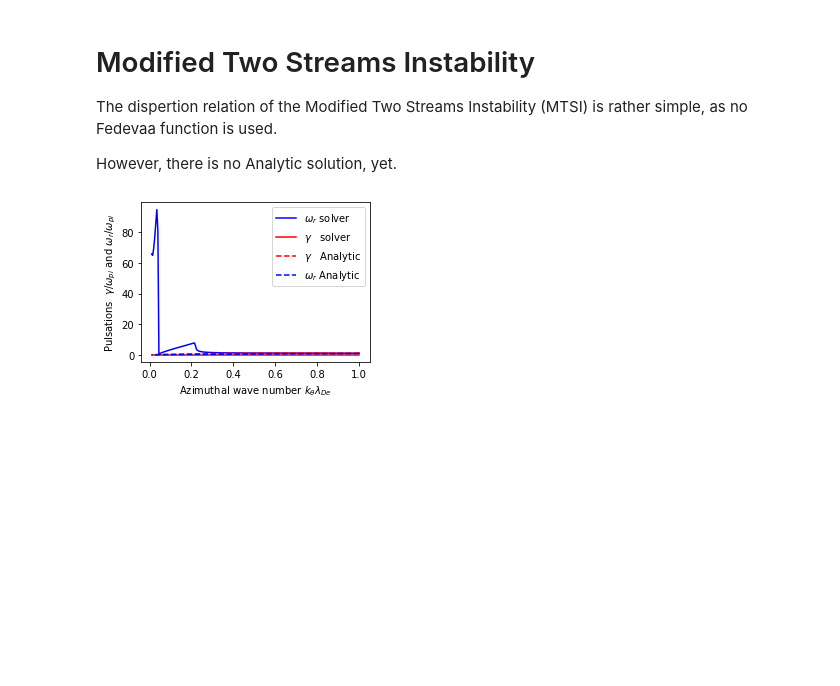
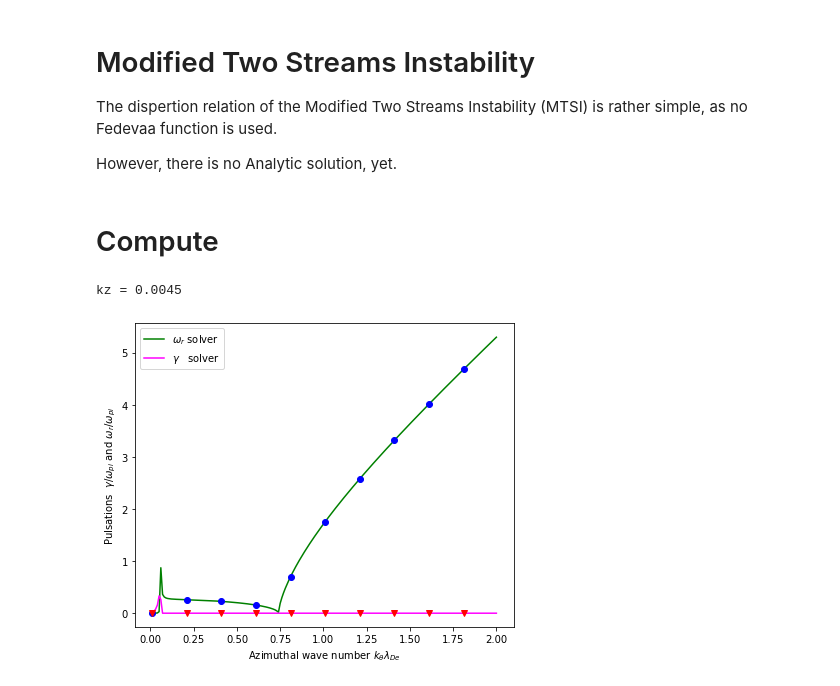
Before and after one commit to federicopetronio/dispersion_MTSI, a Jupyter notebook: dispersion_solver/main.ipynb, the cells around one changed output. Cells and saved outputs as stored; diff of their text form; code cells hidden in the pictures; blank space fills up the shorter version.

```diff
--- a/dispersion_solver/main.ipynb
+++ b/dispersion_solver/main.ipynb
@@ -96,42 +97,66 @@ The origine of the discrepency is yet to me found
 The dispertion relation of the Modified Two Streams Instability (MTSI) is rather simple, as no Fedevaa function is used.
 
 However, there is no Analytic solution, yet.
+# %% [markdown]
+# Compute
 # %%
-# Compute
+#calculate kz
+
 kx = 0.0
-kz = 0.005
-prt=PlasmaParameters(plasmaDensity=1e17/u.m**3,
-                     electronTemperature=1*u.eV,
+# kz = 0.005
+prt=PlasmaParameters(plasmaDensity=5e16/u.m**3,
+                     electronTemperature=10*u.eV,
                      magneticField=0.02*u.T,
-                     electricField=4e4*u.V/u.m,
-                     ionTemperature=0.00001*u.eV)
+                     electricField=1e4*u.V/u.m,
+                     ionTemperature=0.5*u.eV)
 
-
-
-plasmaEps = partial(eps_MTSI, prt=prt)
-
-# we still use the IAW as a first guess
-wrfunct = lambda k: analytic_IAW(k, ti=prt.ionTemperature/ prt.electronTemperature)
-
-kysref, xsref = solvekys(plasmaEps, kx=kx, kz=kz, kymin=1, kymax=0.01,
-                         parall=False, Nkys=200)
+Lr = 0.0128*u.m
+kz = 2*np.pi*prt.Debye_length/Lr
+kz = 0.0045
+print("kz =",kz)
+# %% [output]
+kz = 0.0045
+# %%
+plasmaEps = partial(eps_MTSI, prt=prt) #assign to the function eps_MTSI the value of prt from now on
+
+# we still use the IAW as a first guess
+# wrfunct = lambda k: analytic_IAW(k, ti=prt.ionTemperature/ prt.electronTemperature)
+
+# different first guess
+# USE ONLY WITH kymin=0.01, kymax=2, Nkys=200
+wrfunct = lambda k: first_guess(k)
+
+kysref1, xsref1 = solvekys(plasmaEps, kx=kx, kz=kz, kymin=0.01, kymax=2,
+                         parall=False, wrfunct=wrfunct,Nkys=200)
 # %%
 
 # plot
-fig = plt.figure(figsize=(4,3))
-plt.plot(kysref, xsref[:,0], "b", label="$\omega_r$ solver")
-plt.plot(kysref, xsref[:,1], "red", label="$\gamma$   solver")
+fig = plt.figure(figsize=(6,5))
+# plt.plot(kysref, xsref[:,0], "b", label="$\omega_r$ solver old")
+# plt.plot(kysref, xsref[:,1], "red", label="$\gamma$   solver old")
+plt.plot(kysref1, xsref1[:,0], "green", label="$\omega_r$ solver")
+plt.plot(kysref1, xsref1[:,1], "magenta", label="$\gamma$   solver")
 
-plt.plot(kysref, prt.driftSpeed/prt.BohmSpeed* np.sqrt(me/mi)*np.sqrt(np.pi/8)*kysref/(1 + kysref**2)**(3/2), "r--", label="$\gamma$ IAW  Analytic")
-plt.plot(kysref, analytic_IAW(kysref, ti=prt.ionTemperature/ prt.electronTemperature), "b--", label="$\omega_r$ IAW Analytic")
+# plt.plot(kysref, prt.driftSpeed/prt.BohmSpeed* np.sqrt(me/mi)*np.sqrt(np.pi/8)*kysref/(1 + kysref**2)**(3/2), "r--", label="$\gamma$ IAW  Analytic")
+# plt.plot(kysref, analytic_IAW(kysref, ti=prt.ionTemperature/ prt.electronTemperature), "b--", label="$\omega_r$ IAW Analytic")
 
 
 plt.legend()
 plt.xlabel("Azimuthal wave number $k_{\\theta} \\lambda_{De}$")
 plt.ylabel("Pulsations  $\\gamma/\\omega_{pi}$ and $ \\omega_r/\\omega_{pi} $")
 #plt.xlim(left=0)
 #plt.ylim(bottom=0)
 
 plt.tight_layout()
+
+for i in range(10):
+    plt.plot(kysref1[i*20],wrfunct(kysref1[i*20]).real,"o",color='blue')
+    plt.plot(kysref1[i*20],wrfunct(kysref1[i*20]).imag,"v",color='red')
+
+# for i in range(200):
+#     plt.plot(kysref1[i],wrfunct(kysref1[i]).real,"o",color='blue')
+#     plt.plot(kysref1[i],wrfunct(kysref1[i]).imag,"v",color='red')
+
+# plt.plot(kysref1,wrfunct(kysref1))
 # %% [output]
-[figure, old version]
+[figure, new version]
```
Also changed, not shown: parts of 5 cells of this notebook, 3 other files.
